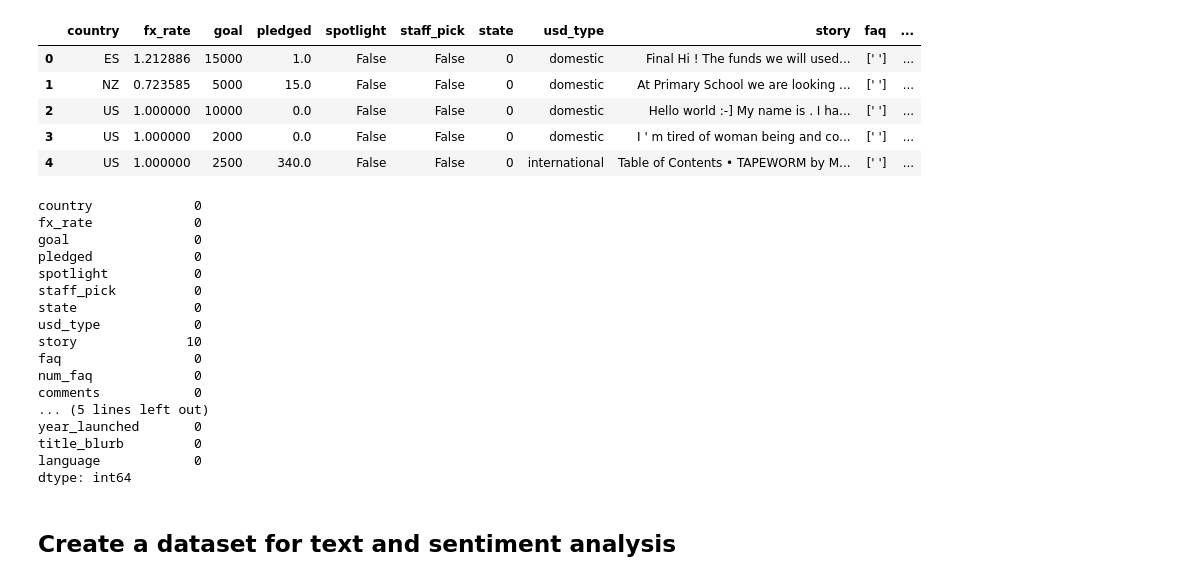
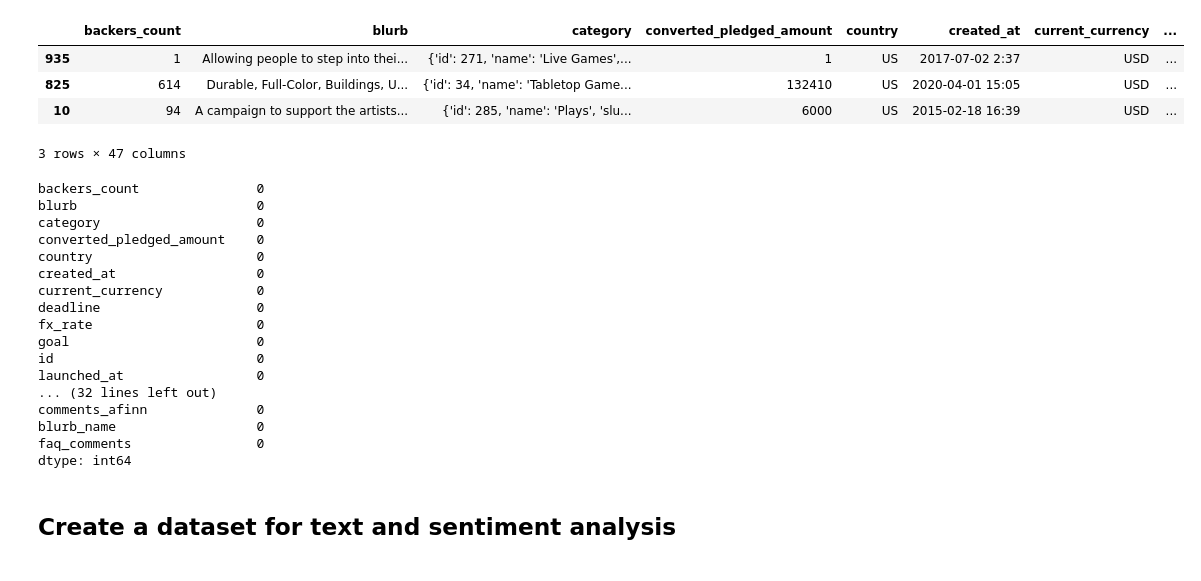
Before and after one commit to chuabern/BT4222_GrpProject, a Jupyter notebook: Text&Sentiment.ipynb, the cells around one changed output. Drawn from its saved outputs; the diff is of its cells as text; code cells hidden in the pictures.

```diff
--- a/Text&Sentiment.ipynb
+++ b/Text&Sentiment.ipynb
@@ -37,33 +30,32 @@ from afinn import Afinn
 # %%
-data = pd.read_csv("./GitHub/BT4222_GrpProject/Output/TJ_dataset_clean2.csv")
+data = pd.read_csv("./GitHub/BT4222_GrpProject/Output/data_clean&processed.csv")
 data = data.drop(data.columns[0],axis=1)
-data.head()
+data.sample(3)
 # %% [output]
-|  | country | fx_rate | goal | pledged | spotlight | staff_pick | state | usd_type | story | faq | ... |
-| 0 | ES | 1.212886 | 15000 | 1.0 | False | False | 0 | domestic | Final Hi ! The funds we will used... | [' '] | ... |
-| 1 | NZ | 0.723585 | 5000 | 15.0 | False | False | 0 | domestic | At Primary School we are looking ... | [' '] | ... |
-| 2 | US | 1.000000 | 10000 | 0.0 | False | False | 0 | domestic | Hello world :-] My name is . I ha... | [' '] | ... |
-| 3 | US | 1.000000 | 2000 | 0.0 | False | False | 0 | domestic | I ' m tired of woman being and co... | [' '] | ... |
-| 4 | US | 1.000000 | 2500 | 340.0 | False | False | 0 | international | Table of Contents • TAPEWORM by M... | [' '] | ... |
+|  | backers_count | blurb | category | converted_pledged_amount | country | created_at | current_currency | ... |
+| 935 | 1 | Allowing people to step into thei... | {'id': 271, 'name': 'Live Games',... | 1 | US | 2017-07-02 2:37 | USD | ... |
+| 825 | 614 | Durable, Full-Color, Buildings, U... | {'id': 34, 'name': 'Tabletop Game... | 132410 | US | 2020-04-01 15:05 | USD | ... |
+| 10 | 94 | A campaign to support the artists... | {'id': 285, 'name': 'Plays', 'slu... | 6000 | US | 2015-02-18 16:39 | USD | ... |
+3 rows × 47 columns
 # %%
 data.isna().sum()
 # %% [output]
-country             0
-fx_rate             0
-goal                0
-pledged             0
-spotlight           0
-staff_pick          0
-state               0
-usd_type            0
-story              10
-faq                 0
-num_faq             0
-comments            0
-... (5 lines left out)
-year_launched       0
-title_blurb         0
-language            0
+backers_count               0
+blurb                       0
+category                    0
+converted_pledged_amount    0
+country                     0
+created_at                  0
+current_currency            0
+deadline                    0
+fx_rate                     0
+goal                        0
+id                          0
+launched_at                 0
+... (32 lines left out)
+comments_afinn              0
+blurb_name                  0
+faq_comments                0
 dtype: int64
 # %%
 #fill na with na
```
Also changed, not shown: parts of 37 cells of this notebook.
